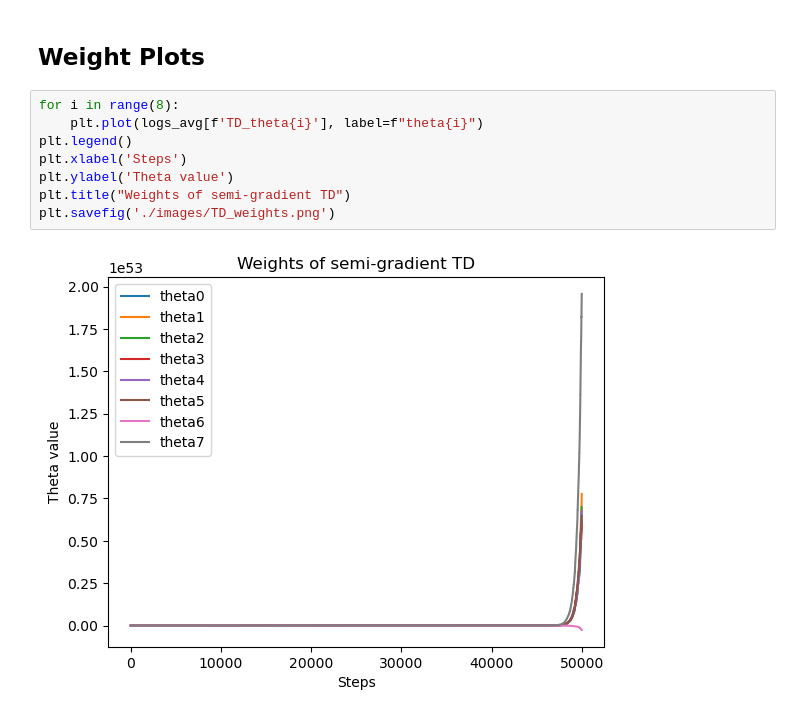
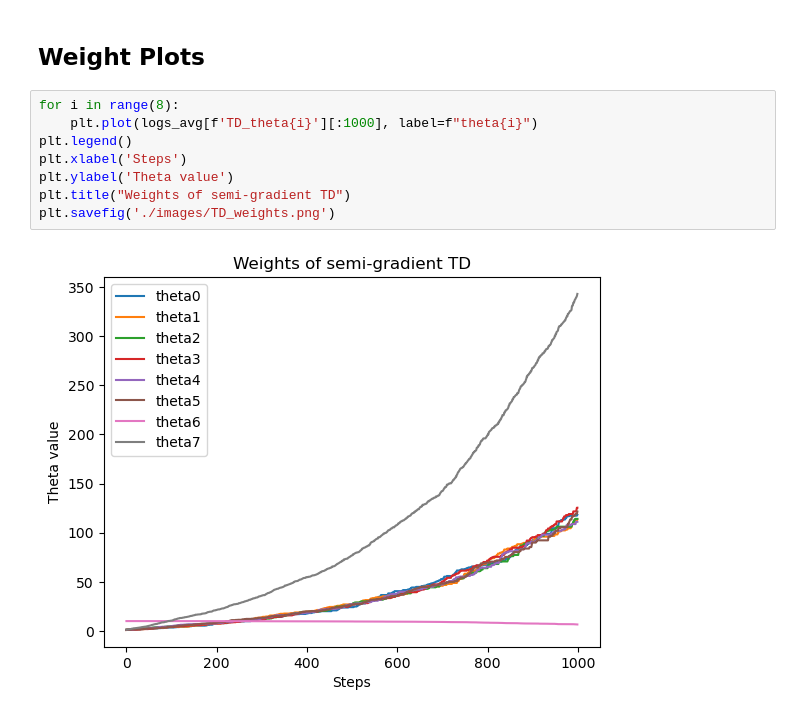
Before and after one commit to joeqian19025/Direct-GTD, a Jupyter notebook: visualization.ipynb, the cells around one changed output. Drawn from its saved outputs; the diff is of its cells as text.

```diff
--- a/visualization.ipynb
+++ b/visualization.ipynb
@@ -42,11 +50,11 @@ plt.savefig('./images/RMSPBE.png')
 ## Weight Plots
 # %%
 for i in range(8):
-    plt.plot(logs_avg[f'TD_theta{i}'], label=f"theta{i}")
+    plt.plot(logs_avg[f'TD_theta{i}'][:1000], label=f"theta{i}")
 plt.legend()
 plt.xlabel('Steps')
 plt.ylabel('Theta value')
 plt.title("Weights of semi-gradient TD")
 plt.savefig('./images/TD_weights.png')
 # %% [output]
-[figure, old version]
+[figure, new version]
```
Also changed, not shown: parts of 6 cells of this notebook, 18 other files.
